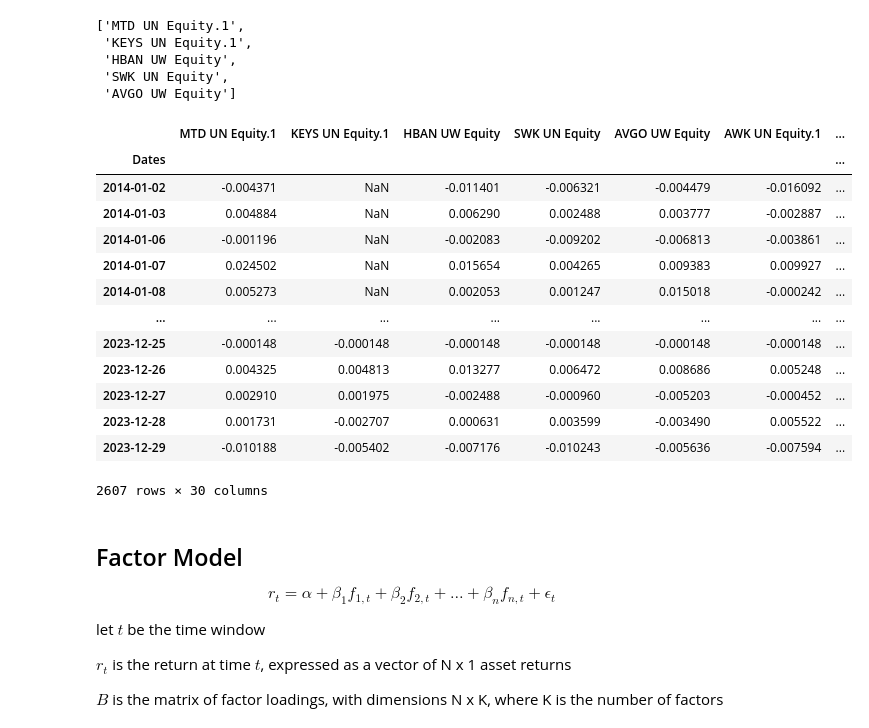
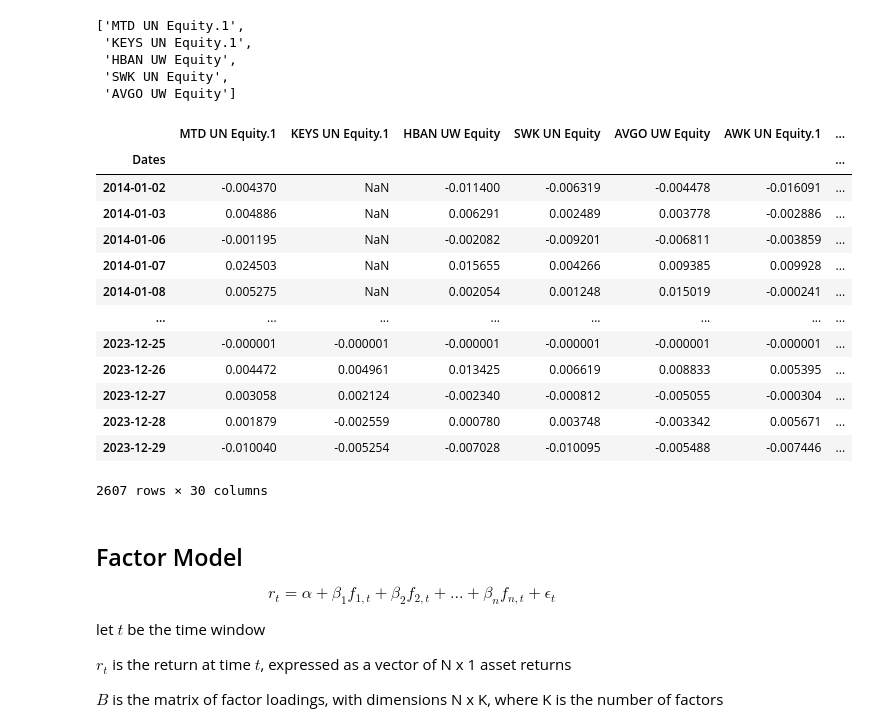
Before and after one commit to Gubscruz/quant-finance-insper, a Jupyter notebook: project_3.ipynb, the cells around one changed output. Drawn from its saved outputs; the diff is of its cells as text; code cells hidden in the pictures.

```diff
--- a/project_3.ipynb
+++ b/project_3.ipynb
@@ -174,40 +174,40 @@ tri_30[:5]
 # %%
 def compute_daily_excess(df_tri, df_sofr, tickers):
     tri = df_tri.reset_index()[["Dates"] + tickers].copy()
     tri["Dates"] = pd.to_datetime(tri["Dates"])
     tri = tri.set_index("Dates").sort_index()
     daily_ret = tri.pct_change().dropna(how="all")
 
     rf = df_sofr.copy()
     if "Dates" in rf.columns:
         rf = rf.set_index("Dates")
     elif "Data" in rf.columns:
         rf = rf.set_index("Data")
     rf.index = pd.to_datetime(rf.index)
     rf = rf.sort_index()
 
-    rf_daily = (rf["Price"].astype(float) / 360.0)
+    rf_daily = (1.0 + rf["Price"].astype(float) / 100.0)**(1/360.0) - 1.0
     rf_daily = rf_daily.reindex(daily_ret.index, method="ffill")
 
     daily_excess = daily_ret.sub(rf_daily, axis=0).dropna(how="all")
     return daily_excess, daily_ret, rf_daily
 
 daily_excess, daily_stock_ret, daily_rf = compute_daily_excess(df_tri, df_sofr, tri_30)
 daily_excess
 # %% [output]
 |  | MTD UN Equity.1 | KEYS UN Equity.1 | HBAN UW Equity | SWK UN Equity | AVGO UW Equity | AWK UN Equity.1 | ... |
 | Dates |  |  |  |  |  |  | ... |
-| 2014-01-02 | -0.004371 | NaN | -0.011401 | -0.006321 | -0.004479 | -0.016092 | ... |
-| 2014-01-03 | 0.004884 | NaN | 0.006290 | 0.002488 | 0.003777 | -0.002887 | ... |
-| 2014-01-06 | -0.001196 | NaN | -0.002083 | -0.009202 | -0.006813 | -0.003861 | ... |
-| 2014-01-07 | 0.024502 | NaN | 0.015654 | 0.004265 | 0.009383 | 0.009927 | ... |
-| 2014-01-08 | 0.005273 | NaN | 0.002053 | 0.001247 | 0.015018 | -0.000242 | ... |
+| 2014-01-02 | -0.004370 | NaN | -0.011400 | -0.006319 | -0.004478 | -0.016091 | ... |
+| 2014-01-03 | 0.004886 | NaN | 0.006291 | 0.002489 | 0.003778 | -0.002886 | ... |
+| 2014-01-06 | -0.001195 | NaN | -0.002082 | -0.009201 | -0.006811 | -0.003859 | ... |
+| 2014-01-07 | 0.024503 | NaN | 0.015655 | 0.004266 | 0.009385 | 0.009928 | ... |
+| 2014-01-08 | 0.005275 | NaN | 0.002054 | 0.001248 | 0.015019 | -0.000241 | ... |
 | ... | ... | ... | ... | ... | ... | ... | ... |
-| 2023-12-25 | -0.000148 | -0.000148 | -0.000148 | -0.000148 | -0.000148 | -0.000148 | ... |
-| 2023-12-26 | 0.004325 | 0.004813 | 0.013277 | 0.006472 | 0.008686 | 0.005248 | ... |
-| 2023-12-27 | 0.002910 | 0.001975 | -0.002488 | -0.000960 | -0.005203 | -0.000452 | ... |
-| 2023-12-28 | 0.001731 | -0.002707 | 0.000631 | 0.003599 | -0.003490 | 0.005522 | ... |
-| 2023-12-29 | -0.010188 | -0.005402 | -0.007176 | -0.010243 | -0.005636 | -0.007594 | ... |
+| 2023-12-25 | -0.000001 | -0.000001 | -0.000001 | -0.000001 | -0.000001 | -0.000001 | ... |
+| 2023-12-26 | 0.004472 | 0.004961 | 0.013425 | 0.006619 | 0.008833 | 0.005395 | ... |
+| 2023-12-27 | 0.003058 | 0.002124 | -0.002340 | -0.000812 | -0.005055 | -0.000304 | ... |
+| 2023-12-28 | 0.001879 | -0.002559 | 0.000780 | 0.003748 | -0.003342 | 0.005671 | ... |
+| 2023-12-29 | -0.010040 | -0.005254 | -0.007028 | -0.010095 | -0.005488 | -0.007446 | ... |
 2607 rows × 30 columns
 # %% [markdown]
 ## Factor Model
```
Also changed, not shown: parts of 5 cells of this notebook, 1 other file.
